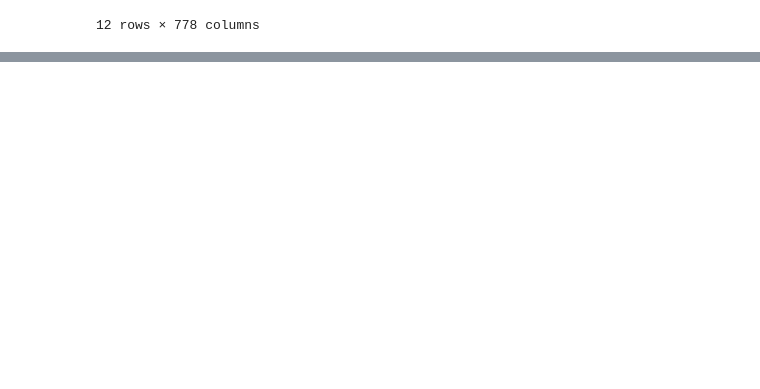
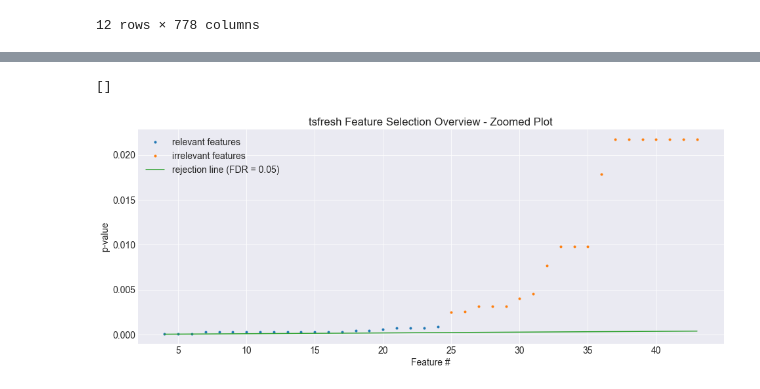
Before and after one commit to hanhanwu/Hanhan_Data_Science_Practice, a Jupyter notebook: sequencial_analysis/after_2020_practice/try_tsfresh.ipynb, the cells around one changed output, grey strips where cells are left out. Drawn from its saved outputs; the diff is of its cells as text; code cells hidden in the pictures; blank space fills up the shorter version.

```diff
--- a/sequencial_analysis/after_2020_practice/try_tsfresh.ipynb
+++ b/sequencial_analysis/after_2020_practice/try_tsfresh.ipynb
@@ -296,0 +325,2 @@ df_rolled_features_test
+# %%
+df_features = df_expanded_features.fillna(0)  # neither feature not target could contain null when using tsfresh feature selection
@@ -296,0 +415,21 @@ df_rolled_features_test
+# %%
+import numpy as np
+
+last_rejected_index = (df_pvalues["relevant"] == True).sum() - 1
+margin = 20
+a = max(last_rejected_index - margin, 0)
+b = min(last_rejected_index + margin, len(df_pvalues) - 1)
+
+df_pvalues[a:b].p_value.where(df_pvalues[a:b].relevant)\
+    .plot(style=".", label="relevant features")
+df_pvalues[a:b].p_value.where(~df_pvalues[a:b].relevant)\
+    .plot(style=".", label="irrelevant features")
+plt.plot(np.arange(a, b), rejection_line[a:b], label="rejection line (FDR = " + str(FDR_LEVEL) + ")")
+plt.xlabel("Feature #")
+plt.ylabel("p-value")
+plt.title("tsfresh Feature Selection Overview - Zoomed Plot")
+plt.legend()
+plt.plot()
+# %% [output]
+[]
+[figure, added]
```
Also changed, not shown: parts of 11 cells of this notebook.
